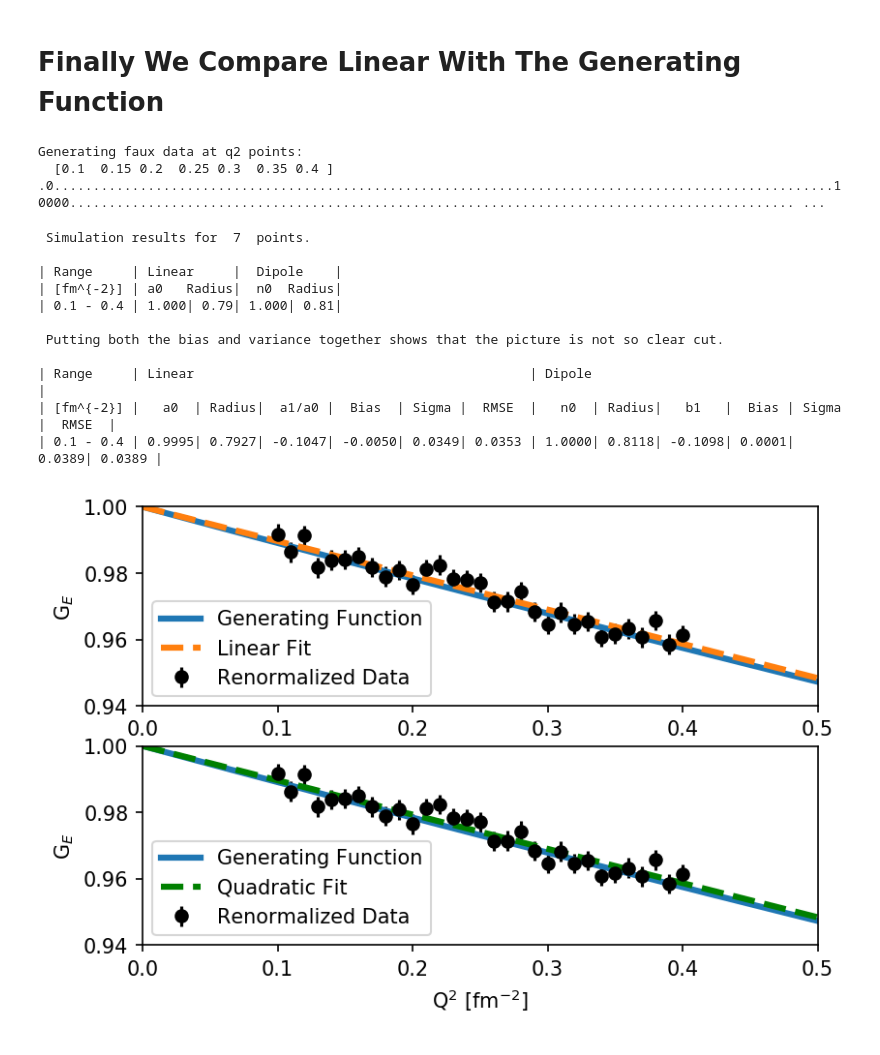
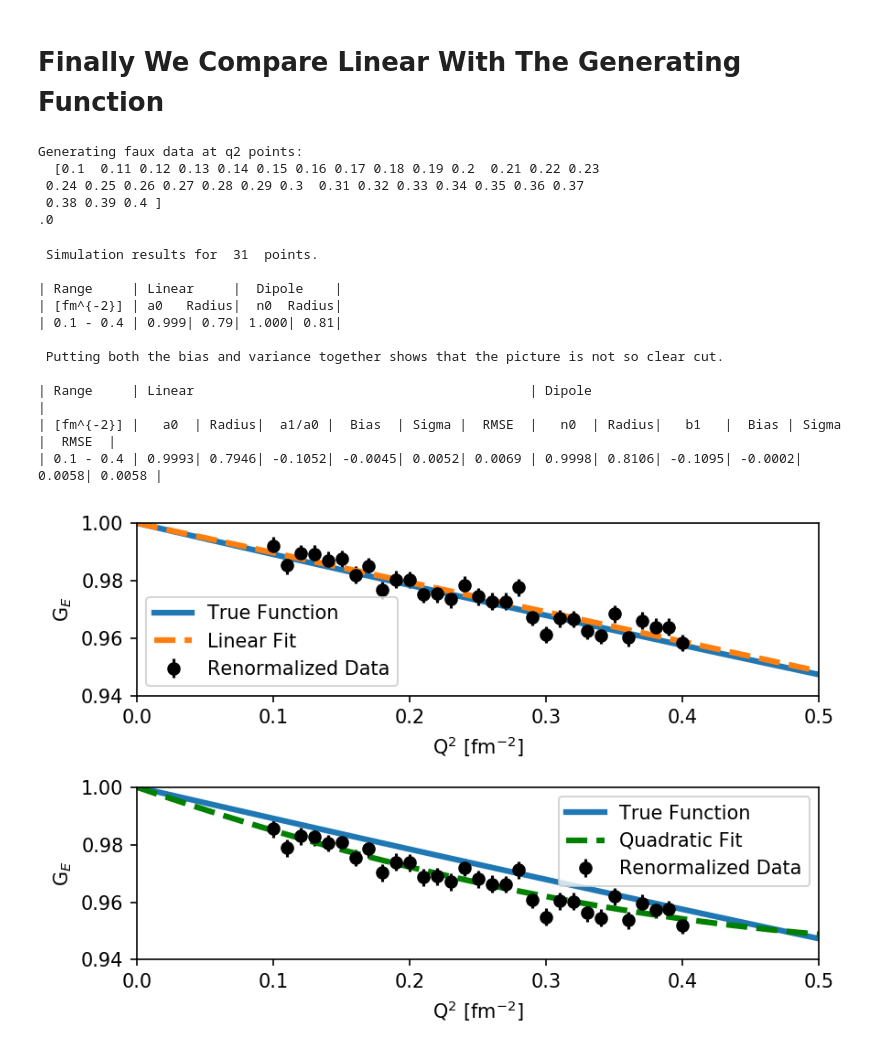
Before and after one commit to JeffersonLab/BiasVariance, a Jupyter notebook: MonteCarlo/BiasVarianceTradeOff.ipynb, the cells around one changed output. Cells and saved outputs as stored; diff of their text form; code cells hidden in the pictures.

Commit message:
Updates to "Read Data"

```diff
--- a/MonteCarlo/BiasVarianceTradeOff.ipynb
+++ b/MonteCarlo/BiasVarianceTradeOff.ipynb
@@ -581,9 +422,9 @@ maxq2=0.4
 #error=0.01
 #loops=100000
 
-spacing=0.05
-error=0.01
-loops=1000000
+spacing=0.01
+error=0.003
+loops=10
 
 # I should make this dynamic
 lone=[]; ltwo=[]; lthree=[]; lfour=[]
@@ -611,7 +452,7 @@ n=0
 q2list=np.linspace(minq2,maxq2,int(np.around((maxq2-minq2)/spacing)+1))
 print('Generating faux data at q2 points:\n ',q2list)
 for m in range(loops):
-        data=dipole(q2list)*(1+error*np.random.randn(len(q2list)))
+        data=dipole(q2list)+error*np.random.randn(len(q2list))
         #data=data*(1+0.00*np.random.randn())
         model=Model(fitdipole)
         result_quad=model.fit(data,q2=q2list,a0=1,a1=-0.11,weights=1/error)
@@ -632,8 +473,10 @@ linear_example_result.append(result_linear)
 quad_example_result.append(result_quad)
 # %% [output]
 Generating faux data at q2 points:
-  [0.1  0.15 0.2  0.25 0.3  0.35 0.4 ]
-.0....................................................................................................10000............................................................................................. ...
+  [0.1  0.11 0.12 0.13 0.14 0.15 0.16 0.17 0.18 0.19 0.2  0.21 0.22 0.23
+ 0.24 0.25 0.26 0.27 0.28 0.29 0.3  0.31 0.32 0.33 0.34 0.35 0.36 0.37
+ 0.38 0.39 0.4 ]
+.0
 # %%
 print('\n Simulation results for ',len(q2list),' points. \n')
 print('| Range     | Linear     |  Dipole    |')
@@ -674,52 +517,57 @@ print("|",minq2,"-",maxq2,"| {8:0.4f}| {6:.4f}| {10:0.4f}| {0:0.4f}| {1:0.4f}| {
                   np.sqrt(-6*np.mean(lsum)),np.sqrt(-6*np.mean(qa1)),
                   np.mean(la0),np.mean(qa0),np.mean(lsum),np.mean(qa1)))#,np.mean(1sum),np.mean(qsum)))
 # %% [output]
- Simulation results for  7  points.
+ Simulation results for  31  points.
 
 | Range     | Linear     |  Dipole    |
 | [fm^{-2}] | a0   Radius|  n0  Radius|
-| 0.1 - 0.4 | 1.000| 0.79| 1.000| 0.81|
+| 0.1 - 0.4 | 0.999| 0.79| 1.000| 0.81|
 
  Putting both the bias and variance together shows that the picture is not so clear cut.
 
 | Range     | Linear                                           | Dipole                                          |
 | [fm^{-2}] |   a0  | Radius|  a1/a0 |  Bias  | Sigma |  RMSE  |   n0  | Radius|   b1   |  Bias | Sigma |  RMSE  |
-| 0.1 - 0.4 | 0.9995| 0.7927| -0.1047| -0.0050| 0.0349| 0.0353 | 1.0000| 0.8118| -0.1098| 0.0001| 0.0389| 0.0389 |
+| 0.1 - 0.4 | 0.9993| 0.7946| -0.1052| -0.0045| 0.0052| 0.0069 | 0.9998| 0.8106| -0.1095| -0.0002| 0.0058| 0.0058 |
 # %%
 #result_quad.plot()
 #result_linear.plot()
 #plt.show()
+
+import numpy as np
+import matplotlib.pyplot as plt
+
 
 q2list2=np.linspace(0.,0.5,100)
 
 plt.figure(dpi=150)
 
 plt.subplot(2,1,1)
-plt.plot(q2list2,dipole(q2list2),'-',lw=3,label='Generating Function')
+plt.plot(q2list2,dipole(q2list2),'-',lw=3,label='True Function')
 plt.plot(q2list2,fixedlinear(q2list2,**result_linear.best_values),'--',lw=3,label='Linear Fit')
 plt.errorbar(q2list,data/result_linear.best_values['a0'],yerr=error,fmt='o',color='black',label='Renormalized Data')
 plt.legend()
 plt.xlabel('Q$^2$ [fm$^{-2}$]')
 plt.ylabel('G$_E$')
 plt.ylim(0.94,1)
 plt.xlim(0,0.5)
 
 plt.subplot(2,1,2)
 #plt.plot(q2list2,dipole(q2list2,**result_quad.best_values),'-',lw=3,label='Generating Function')
-plt.plot(q2list2,dipole(q2list2),'-',lw=3,label='Generating Function')
+plt.plot(q2list2,dipole(q2list2),'-',lw=3,label='True Function')
 #plt.plot(q2list2,linear(q2list2,**result_linear.best_values),'--',lw=3,label='Linear Fit')
 plt.plot(q2list2,fixedquad(q2list2,**result_tquad.best_values),'--',lw=3,label='Quadratic Fit',color='green')
 #plt.errorbar(q2list,data,yerr=error,fmt='o',color='black')
 plt.errorbar(q2list,data/result_tquad.best_values['a0'],yerr=error,fmt='o',color='black',label='Renormalized Data')
 plt.legend()
 plt.xlabel('Q$^2$ [fm$^{-2}$]')
 plt.ylabel('G$_E$')
 plt.xlim(0,0.5)
 plt.ylim(0.94,1)
+plt.tight_layout()
 plt.savefig('linearVSquadratic.pdf')
 plt.show()
 # %% [output]
-[figure, old version]
+[figure, new version]
 # %%
 print(result_linear.fit_report())
 # %% [output]
```
Also changed, not shown: parts of 7 cells of this notebook, 7 other files.
